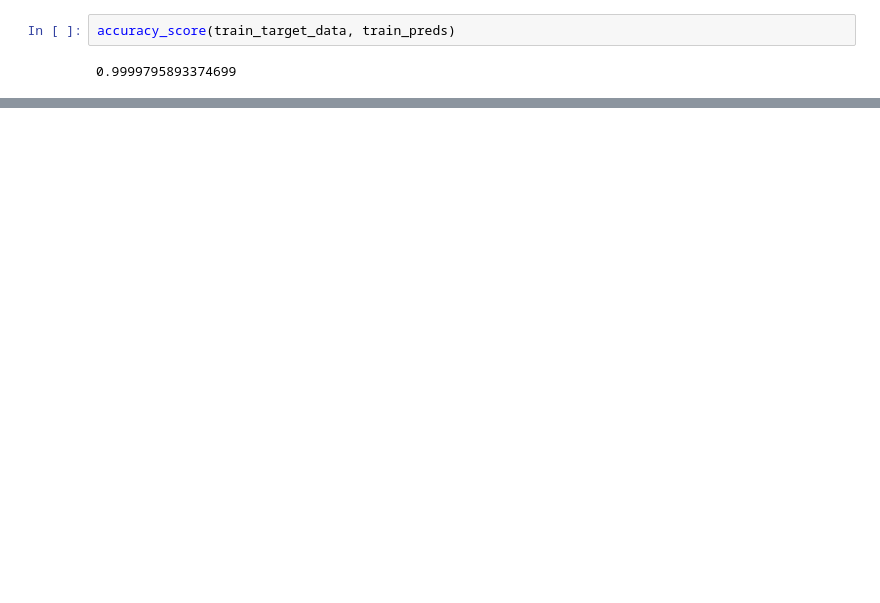
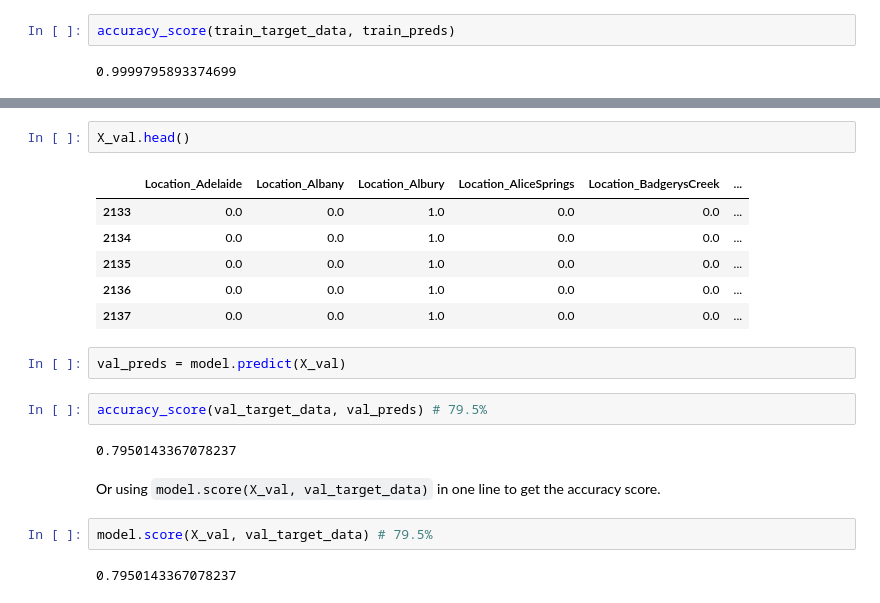
Before and after one commit to mebre7/weather-forecasting-aus-ml, a Jupyter notebook: Decision_Trees_and_Random_Forest/notebook/decision_trees_and_random_forest.ipynb, the cells around one changed output, grey strips where cells are left out. Saved outputs shown, nothing was run; the diff lists cells and outputs as text; blank space fills up the shorter version.

```diff
--- a/Decision_Trees_and_Random_Forest/notebook/decision_trees_and_random_forest.ipynb
+++ b/Decision_Trees_and_Random_Forest/notebook/decision_trees_and_random_forest.ipynb
@@ -784,0 +780,21 @@ accuracy_score(train_target_data, train_preds)
+# %%
+X_val.head()
+# %% [output]
+|  | Location_Adelaide | Location_Albany | Location_Albury | Location_AliceSprings | Location_BadgerysCreek | ... |
+| 2133 | 0.0 | 0.0 | 1.0 | 0.0 | 0.0 | ... |
+| 2134 | 0.0 | 0.0 | 1.0 | 0.0 | 0.0 | ... |
+| 2135 | 0.0 | 0.0 | 1.0 | 0.0 | 0.0 | ... |
+| 2136 | 0.0 | 0.0 | 1.0 | 0.0 | 0.0 | ... |
+| 2137 | 0.0 | 0.0 | 1.0 | 0.0 | 0.0 | ... |
+# %%
+val_preds = model.predict(X_val)
+# %%
+accuracy_score(val_target_data, val_preds) # 79.5%
+# %% [output]
+0.7950143367078237
+# %% [markdown]
+Or using `model.score(X_val, val_target_data)` in one line to get the accuracy score.
+# %%
+model.score(X_val, val_target_data) # 79.5%
+# %% [output]
+0.7950143367078237
```
Also changed, not shown: parts of 14 cells of this notebook.
